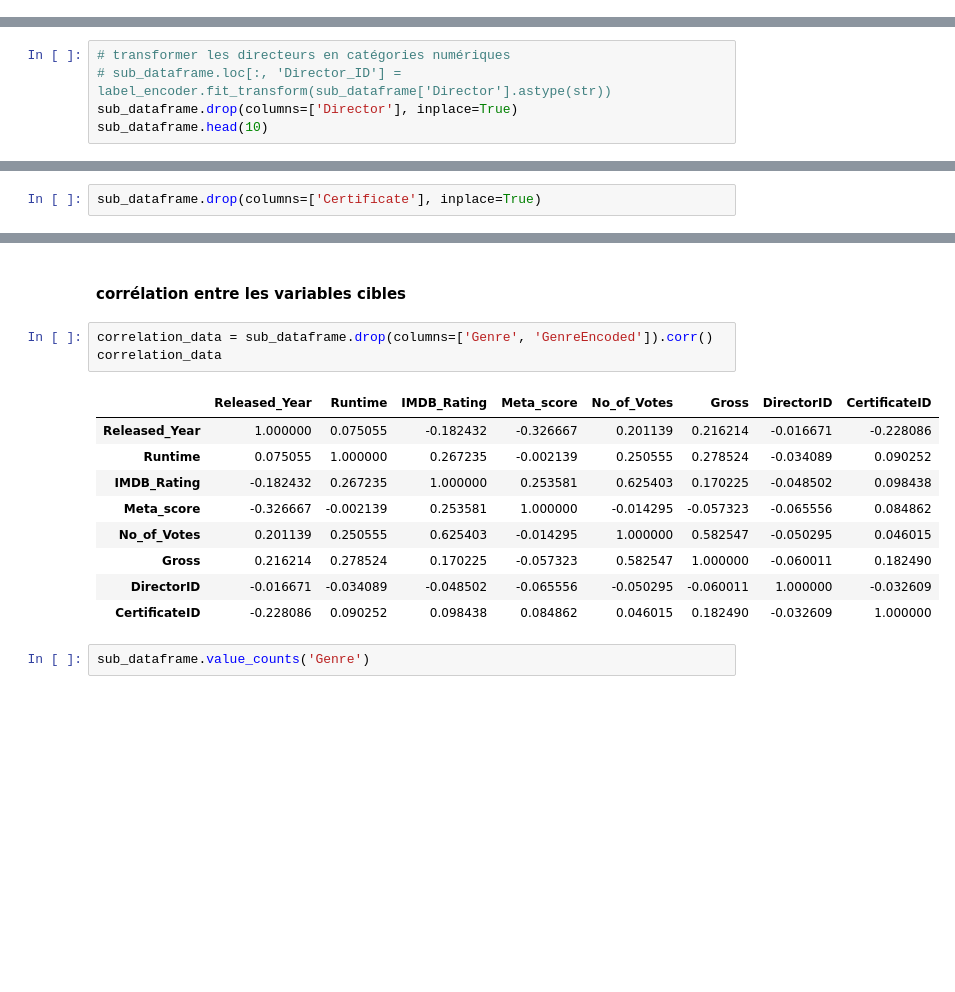
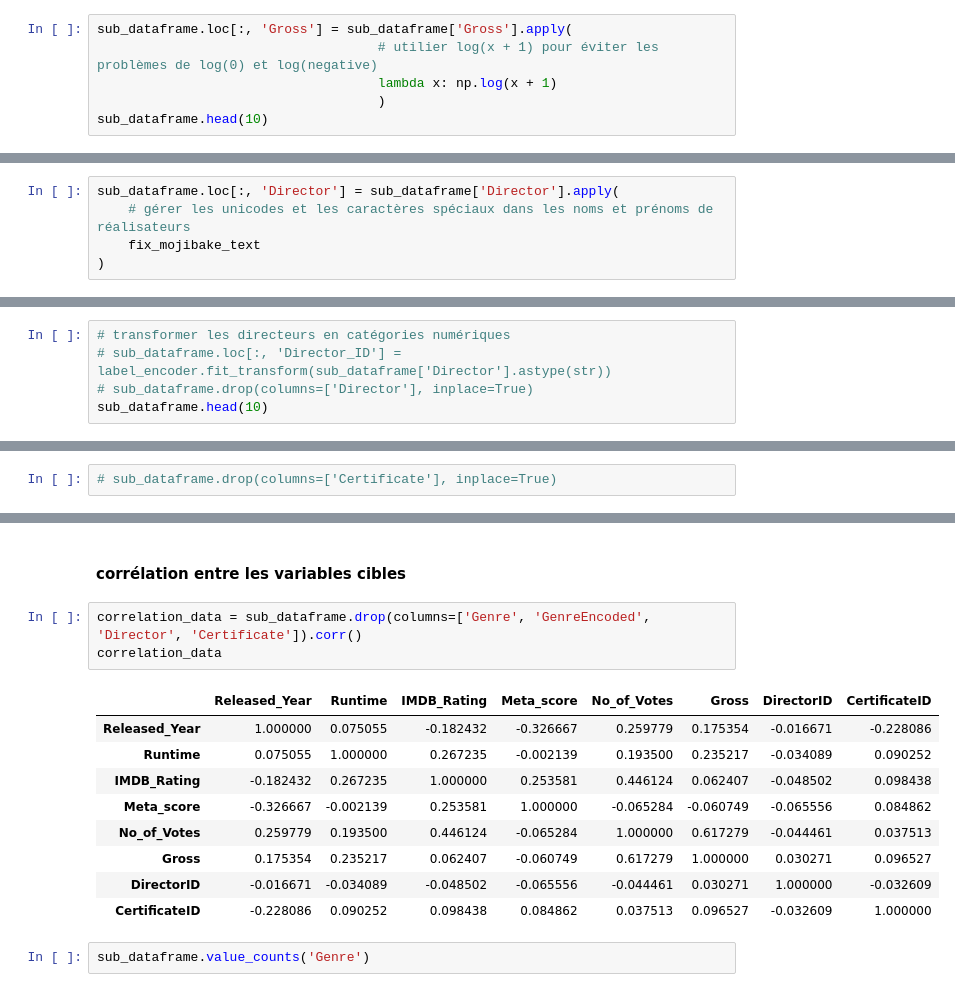
Before and after one commit to JCharles28/project_bayesien, a Jupyter notebook: notebook/1.1-notebook_data_preparation.ipynb, the cells around one changed output, grey strips where cells are left out. Saved outputs shown, nothing was run; the diff lists cells and outputs as text; blank space fills up the shorter version.

```diff
--- a/notebook/1.1-notebook_data_preparation.ipynb
+++ b/notebook/1.1-notebook_data_preparation.ipynb
@@ -528,0 +616,6 @@ See the caveats in the documentation: https://pandas.pydata.org/pandas-docs/stab
+# %%
+sub_dataframe.loc[:, 'Gross'] = sub_dataframe['Gross'].apply(
+                                    # utilier log(x + 1) pour éviter les problèmes de log(0) et log(negative)
+                                    lambda x: np.log(x + 1)
+                                    )
+sub_dataframe.head(10)
@@ -551,3 +917,8 @@ array(['Frank Darabont', 'Francis Ford Coppola', 'Christopher Nolan',
+# %%
+sub_dataframe.loc[:, 'Director'] = sub_dataframe['Director'].apply(
+    # gérer les unicodes et les caractères spéciaux dans les noms et prénoms de réalisateurs
+    fix_mojibake_text
+)
 # %%
 sub_dataframe = uniformisation_string_to_int_encoding(sub_dataframe, 'Director', "DirectorID")
 # %% [output]
@@ -563,6 +934,6 @@ See the caveats in the documentation: https://pandas.pydata.org/pandas-docs/stab
 # %%
 # transformer les directeurs en catégories numériques
 # sub_dataframe.loc[:, 'Director_ID'] = label_encoder.fit_transform(sub_dataframe['Director'].astype(str))
-sub_dataframe.drop(columns=['Director'], inplace=True)
+# sub_dataframe.drop(columns=['Director'], inplace=True)
 sub_dataframe.head(10)
 # %% [output]
@@ -680,4 +1038,4 @@ Try using .loc[row_indexer,col_indexer] = value instead
 See the caveats in the documentation: https://pandas.pydata.org/pandas-docs/stable/user_guide/indexing.html#returning-a-view-versus-a-copy
   dataframe.loc[:, new_column_name] = label_encoder.fit_transform(dataframe[column].astype(str))
 # %%
-sub_dataframe.drop(columns=['Certificate'], inplace=True)
+# sub_dataframe.drop(columns=['Certificate'], inplace=True)
@@ -1072,18 +1437,18 @@ dtype: int64
 # %% [markdown]
 #### corrélation entre les variables cibles
 # %%
-correlation_data = sub_dataframe.drop(columns=['Genre', 'GenreEncoded']).corr()
+correlation_data = sub_dataframe.drop(columns=['Genre', 'GenreEncoded', 'Director', 'Certificate']).corr()
 correlation_data
 # %% [output]
 |  | Released_Year | Runtime | IMDB_Rating | Meta_score | No_of_Votes | Gross | DirectorID | CertificateID |
-| Released_Year | 1.000000 | 0.075055 | -0.182432 | -0.326667 | 0.201139 | 0.216214 | -0.016671 | -0.228086 |
-| Runtime | 0.075055 | 1.000000 | 0.267235 | -0.002139 | 0.250555 | 0.278524 | -0.034089 | 0.090252 |
-| IMDB_Rating | -0.182432 | 0.267235 | 1.000000 | 0.253581 | 0.625403 | 0.170225 | -0.048502 | 0.098438 |
-| Meta_score | -0.326667 | -0.002139 | 0.253581 | 1.000000 | -0.014295 | -0.057323 | -0.065556 | 0.084862 |
-| No_of_Votes | 0.201139 | 0.250555 | 0.625403 | -0.014295 | 1.000000 | 0.582547 | -0.050295 | 0.046015 |
-| Gross | 0.216214 | 0.278524 | 0.170225 | -0.057323 | 0.582547 | 1.000000 | -0.060011 | 0.182490 |
-| DirectorID | -0.016671 | -0.034089 | -0.048502 | -0.065556 | -0.050295 | -0.060011 | 1.000000 | -0.032609 |
-| CertificateID | -0.228086 | 0.090252 | 0.098438 | 0.084862 | 0.046015 | 0.182490 | -0.032609 | 1.000000 |
+| Released_Year | 1.000000 | 0.075055 | -0.182432 | -0.326667 | 0.259779 | 0.175354 | -0.016671 | -0.228086 |
+| Runtime | 0.075055 | 1.000000 | 0.267235 | -0.002139 | 0.193500 | 0.235217 | -0.034089 | 0.090252 |
+| IMDB_Rating | -0.182432 | 0.267235 | 1.000000 | 0.253581 | 0.446124 | 0.062407 | -0.048502 | 0.098438 |
+| Meta_score | -0.326667 | -0.002139 | 0.253581 | 1.000000 | -0.065284 | -0.060749 | -0.065556 | 0.084862 |
+| No_of_Votes | 0.259779 | 0.193500 | 0.446124 | -0.065284 | 1.000000 | 0.617279 | -0.044461 | 0.037513 |
+| Gross | 0.175354 | 0.235217 | 0.062407 | -0.060749 | 0.617279 | 1.000000 | 0.030271 | 0.096527 |
+| DirectorID | -0.016671 | -0.034089 | -0.048502 | -0.065556 | -0.044461 | 0.030271 | 1.000000 | -0.032609 |
+| CertificateID | -0.228086 | 0.090252 | 0.098438 | 0.084862 | 0.037513 | 0.096527 | -0.032609 | 1.000000 |
 # %%
 sub_dataframe.value_counts('Genre')
 # %% [output]
```
Also changed, not shown: parts of 30 cells of this notebook, 3 other files.
